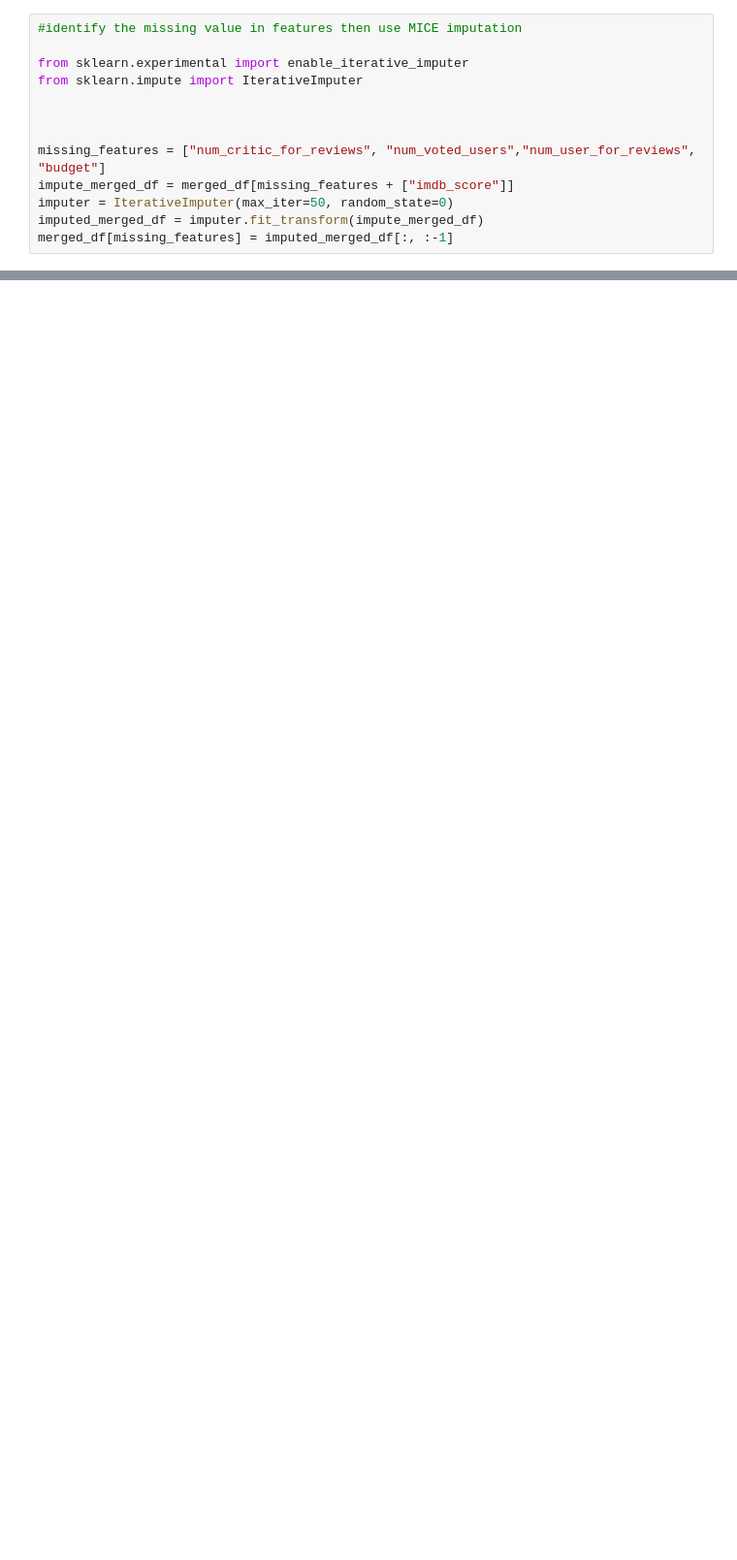
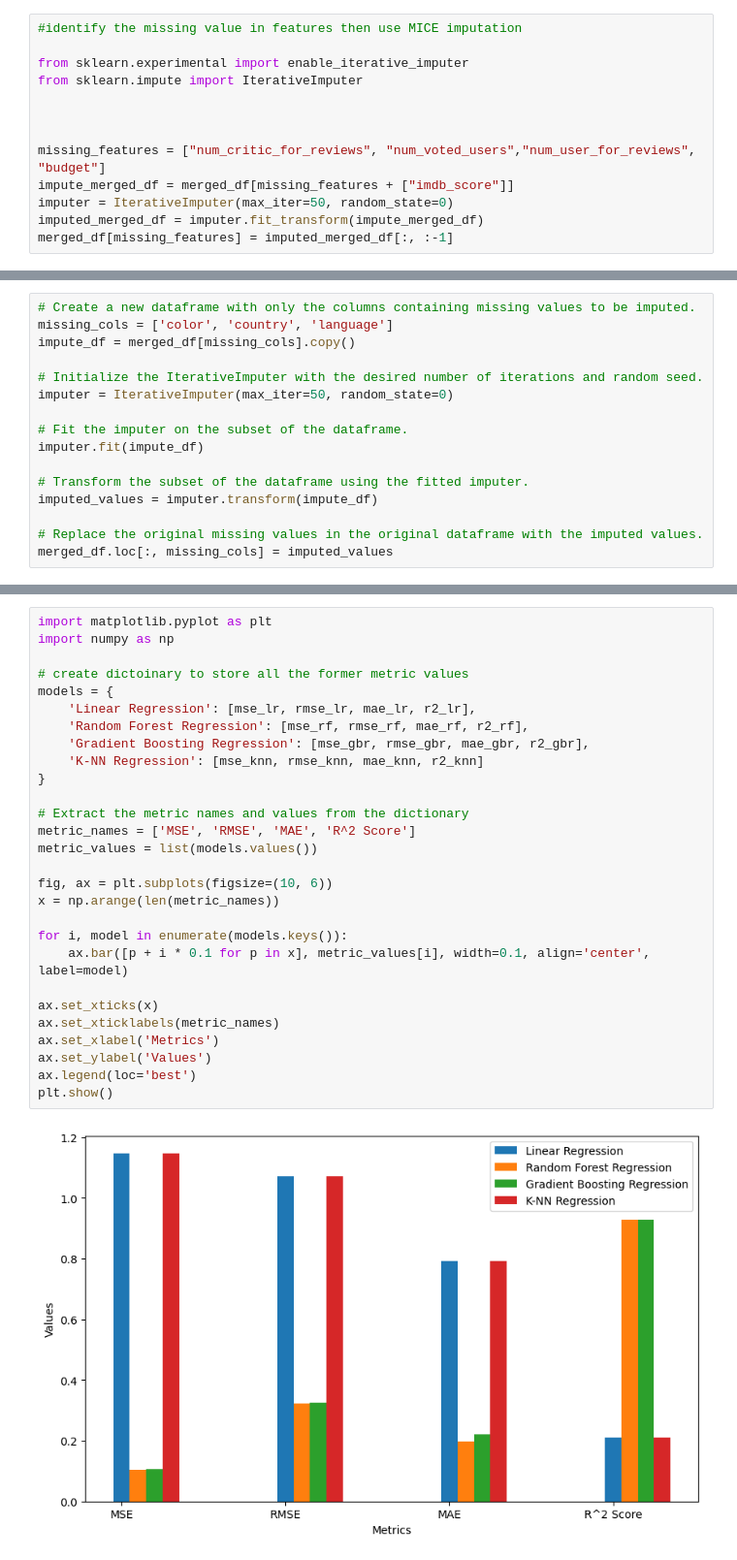
Before and after one commit to YasoJan/IMDB-Rating-Predictor, a Jupyter notebook: IMDB-Rating-Predictor.ipynb, the cells around one changed output, grey strips where cells are left out. Shown at 97% size. Saved outputs shown, nothing was run; the diff lists cells and outputs as text; blank space fills up the shorter version.

```diff
--- a/IMDB-Rating-Predictor.ipynb
+++ b/IMDB-Rating-Predictor.ipynb
@@ -1021,0 +1057,16 @@ memory usage: 791.1+ KB
+# %%
+# Create a new dataframe with only the columns containing missing values to be imputed.
+missing_cols = ['color', 'country', 'language']
+impute_df = merged_df[missing_cols].copy()
+
+# Initialize the IterativeImputer with the desired number of iterations and random seed.
+imputer = IterativeImputer(max_iter=50, random_state=0)
+
+# Fit the imputer on the subset of the dataframe.
+imputer.fit(impute_df)
+
+# Transform the subset of the dataframe using the fitted imputer.
+imputed_values = imputer.transform(impute_df)
+
+# Replace the original missing values in the original dataframe with the imputed values.
+merged_df.loc[:, missing_cols] = imputed_values
@@ -1021,0 +1280,30 @@ memory usage: 791.1+ KB
+# %%
+import matplotlib.pyplot as plt
+import numpy as np
+
+# create dictoinary to store all the former metric values
+models = {
+    'Linear Regression': [mse_lr, rmse_lr, mae_lr, r2_lr],
+    'Random Forest Regression': [mse_rf, rmse_rf, mae_rf, r2_rf],
+    'Gradient Boosting Regression': [mse_gbr, rmse_gbr, mae_gbr, r2_gbr],
+    'K-NN Regression': [mse_knn, rmse_knn, mae_knn, r2_knn]
+}
+
+# Extract the metric names and values from the dictionary
+metric_names = ['MSE', 'RMSE', 'MAE', 'R^2 Score']
+metric_values = list(models.values())
+
+fig, ax = plt.subplots(figsize=(10, 6))
+x = np.arange(len(metric_names))
+
+for i, model in enumerate(models.keys()):
+    ax.bar([p + i * 0.1 for p in x], metric_values[i], width=0.1, align='center', label=model)
+
+ax.set_xticks(x)
+ax.set_xticklabels(metric_names)
+ax.set_xlabel('Metrics')
+ax.set_ylabel('Values')
+ax.legend(loc='best')
+plt.show()
+# %% [output]
+[figure, added]
```
Also changed, not shown: parts of 18 cells of this notebook.
